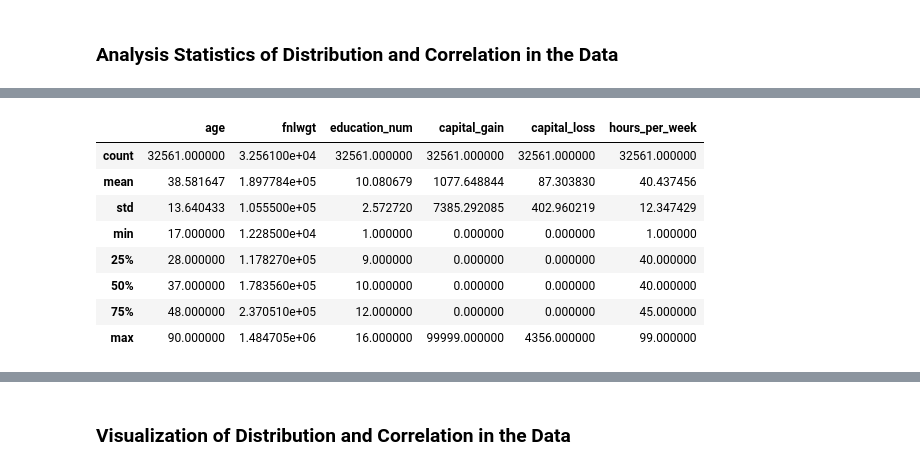
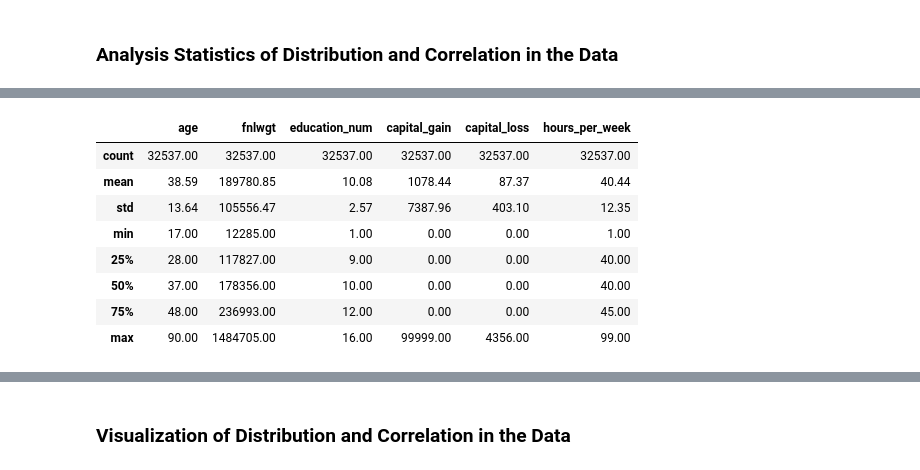
Before and after one commit to Maoelan/adult-income-clustering-classification, a Jupyter notebook: [Clustering] Submission Akhir BMLP_Maulana Muhammad.ipynb, the cells around one changed output, grey strips where cells are left out. Saved outputs shown, nothing was run; the diff lists cells and outputs as text; code cells hidden in the pictures.

```diff
--- a/[Clustering] Submission Akhir BMLP_Maulana Muhammad.ipynb
+++ b/[Clustering] Submission Akhir BMLP_Maulana Muhammad.ipynb
@@ -387,17 +412,17 @@ Unique values: ['<=50K.' '>50K.']
 # %%
 def analyze_numerical_features(df):
     descriptive_stats = df.describe()
-    return descriptive_stats
+    return descriptive_stats.round(2)
 # %%
-analyze_numerical_features(train_df)
+analyze_numerical_features(train_df_cleaned)
 # %% [output]
 |  | age | fnlwgt | education_num | capital_gain | capital_loss | hours_per_week |
-| count | 32561.000000 | 3.256100e+04 | 32561.000000 | 32561.000000 | 32561.000000 | 32561.000000 |
-| mean | 38.581647 | 1.897784e+05 | 10.080679 | 1077.648844 | 87.303830 | 40.437456 |
-| std | 13.640433 | 1.055500e+05 | 2.572720 | 7385.292085 | 402.960219 | 12.347429 |
-| min | 17.000000 | 1.228500e+04 | 1.000000 | 0.000000 | 0.000000 | 1.000000 |
-| 25% | 28.000000 | 1.178270e+05 | 9.000000 | 0.000000 | 0.000000 | 40.000000 |
-| 50% | 37.000000 | 1.783560e+05 | 10.000000 | 0.000000 | 0.000000 | 40.000000 |
-| 75% | 48.000000 | 2.370510e+05 | 12.000000 | 0.000000 | 0.000000 | 45.000000 |
-| max | 90.000000 | 1.484705e+06 | 16.000000 | 99999.000000 | 4356.000000 | 99.000000 |
+| count | 32537.00 | 32537.00 | 32537.00 | 32537.00 | 32537.00 | 32537.00 |
+| mean | 38.59 | 189780.85 | 10.08 | 1078.44 | 87.37 | 40.44 |
+| std | 13.64 | 105556.47 | 2.57 | 7387.96 | 403.10 | 12.35 |
+| min | 17.00 | 12285.00 | 1.00 | 0.00 | 0.00 | 1.00 |
+| 25% | 28.00 | 117827.00 | 9.00 | 0.00 | 0.00 | 40.00 |
+| 50% | 37.00 | 178356.00 | 10.00 | 0.00 | 0.00 | 40.00 |
+| 75% | 48.00 | 236993.00 | 12.00 | 0.00 | 0.00 | 45.00 |
+| max | 90.00 | 1484705.00 | 16.00 | 99999.00 | 4356.00 | 99.00 |
 # %%
```
Also changed, not shown: parts of 6 cells of this notebook.
